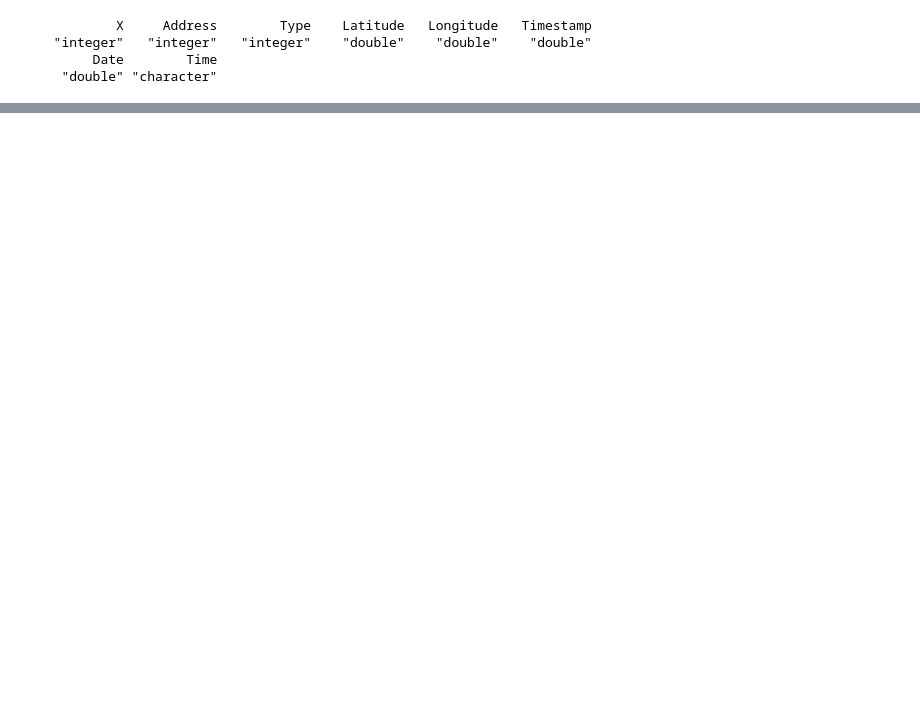
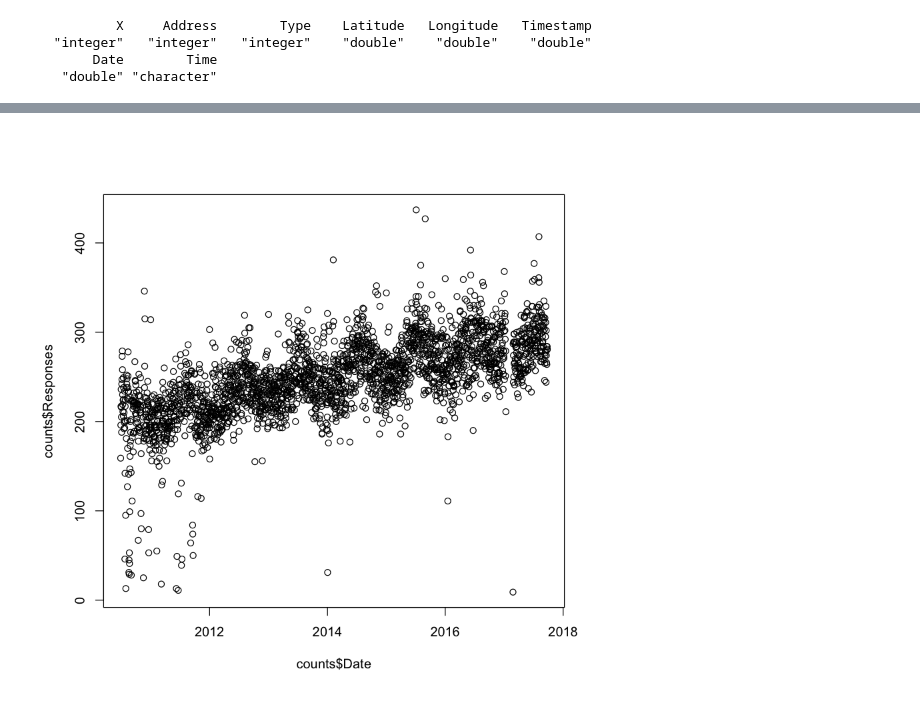
Before and after one commit to nickbuker/rapid_rescue_R, a Jupyter notebook: notebooks/c_feature_engineering.ipynb, the cells around one changed output, grey strips where cells are left out. Cells and saved outputs as stored; diff of their text form; code cells hidden in the pictures; blank space fills up the shorter version.

```diff
--- a/notebooks/c_feature_engineering.ipynb
+++ b/notebooks/c_feature_engineering.ipynb
@@ -46,3 +50,11 @@ df$TravHoliday <- as.integer(df$Date %in% trav$dates)
+# %%
+earliest_date <- min(df$Date)
+df$DayNumber <- as.integer(df$Date - earliest_date)
+# %%
+counts <- df %>% group_by(Date) %>% summarise(Responses = n())
+plot(x = counts$Date, y = counts$Responses)
+# %% [output]
+[figure, added]
 # %%
 head(df)
 # %% [output]
```
Also changed, not shown: parts of 3 cells of this notebook, 1 other file.
